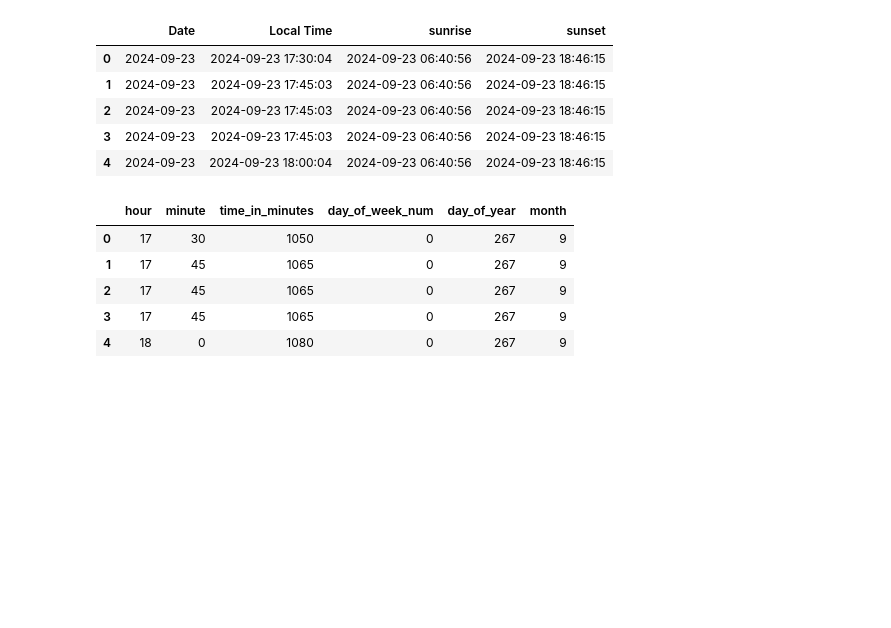
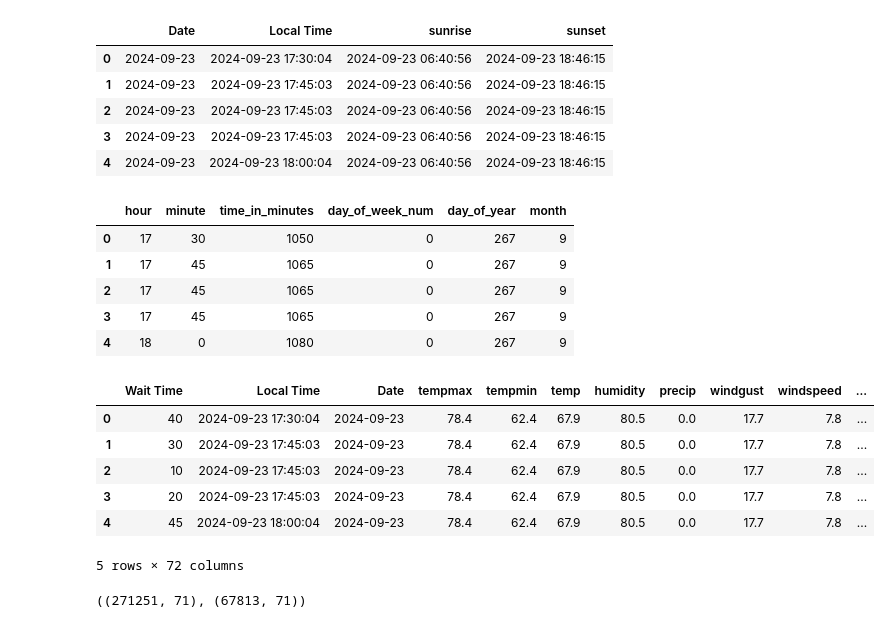
Before and after one commit to maggiecope/comp351-ai-project, a Jupyter notebook: PCasaschi_LinearRegression.ipynb, the cells around one changed output. Saved outputs shown, nothing was run; the diff lists cells and outputs as text; code cells hidden in the pictures; blank space fills up the shorter version.

```diff
--- a/PCasaschi_LinearRegression.ipynb
+++ b/PCasaschi_LinearRegression.ipynb
@@ -87,3 +87,40 @@ df[["hour", "minute", "time_in_minutes", "day_of_week_num", "day_of_year", "mont
 | 2 | 17 | 45 | 1065 | 0 | 267 | 9 |
 | 3 | 17 | 45 | 1065 | 0 | 267 | 9 |
 | 4 | 18 | 0 | 1080 | 0 | 267 | 9 |
+# %%
+# STEP 4: One-hot encode categorical values
+
+# Choose which to convert
+categorical_cols = ["Land", "Ride", "Day of Week", "conditions"]
+
+# Convert them to dummy vars
+df_encoded = pd.get_dummies(df, columns=categorical_cols, drop_first=True)
+
+# Preview
+df_encoded.head()
+# %% [output]
+|  | Wait Time | Local Time | Date | tempmax | tempmin | temp | humidity | precip | windgust | windspeed | ... |
+| 0 | 40 | 2024-09-23 17:30:04 | 2024-09-23 | 78.4 | 62.4 | 67.9 | 80.5 | 0.0 | 17.7 | 7.8 | ... |
+| 1 | 30 | 2024-09-23 17:45:03 | 2024-09-23 | 78.4 | 62.4 | 67.9 | 80.5 | 0.0 | 17.7 | 7.8 | ... |
+| 2 | 10 | 2024-09-23 17:45:03 | 2024-09-23 | 78.4 | 62.4 | 67.9 | 80.5 | 0.0 | 17.7 | 7.8 | ... |
+| 3 | 20 | 2024-09-23 17:45:03 | 2024-09-23 | 78.4 | 62.4 | 67.9 | 80.5 | 0.0 | 17.7 | 7.8 | ... |
+| 4 | 45 | 2024-09-23 18:00:04 | 2024-09-23 | 78.4 | 62.4 | 67.9 | 80.5 | 0.0 | 17.7 | 7.8 | ... |
+5 rows × 72 columns
+# %%
+# STEP 5: Train-test Split Prep
+
+from sklearn.model_selection import train_test_split
+
+# Separate features and target
+X = df_encoded.drop(columns=["Wait Time"])
+y = df_encoded["Wait Time"]
+
+# Train/Test Split (80% Training, 20% Testing)
+X_train, X_test, y_train, t_test = train_test_split(
+      X, y, test_size=0.2, random_state=42
+)
+
+# Check Shapes
+X_train.shape, X_test.shape
+# %% [output]
+((271251, 71), (67813, 71))
```
Also changed, not shown: parts of 3 cells of this notebook.
